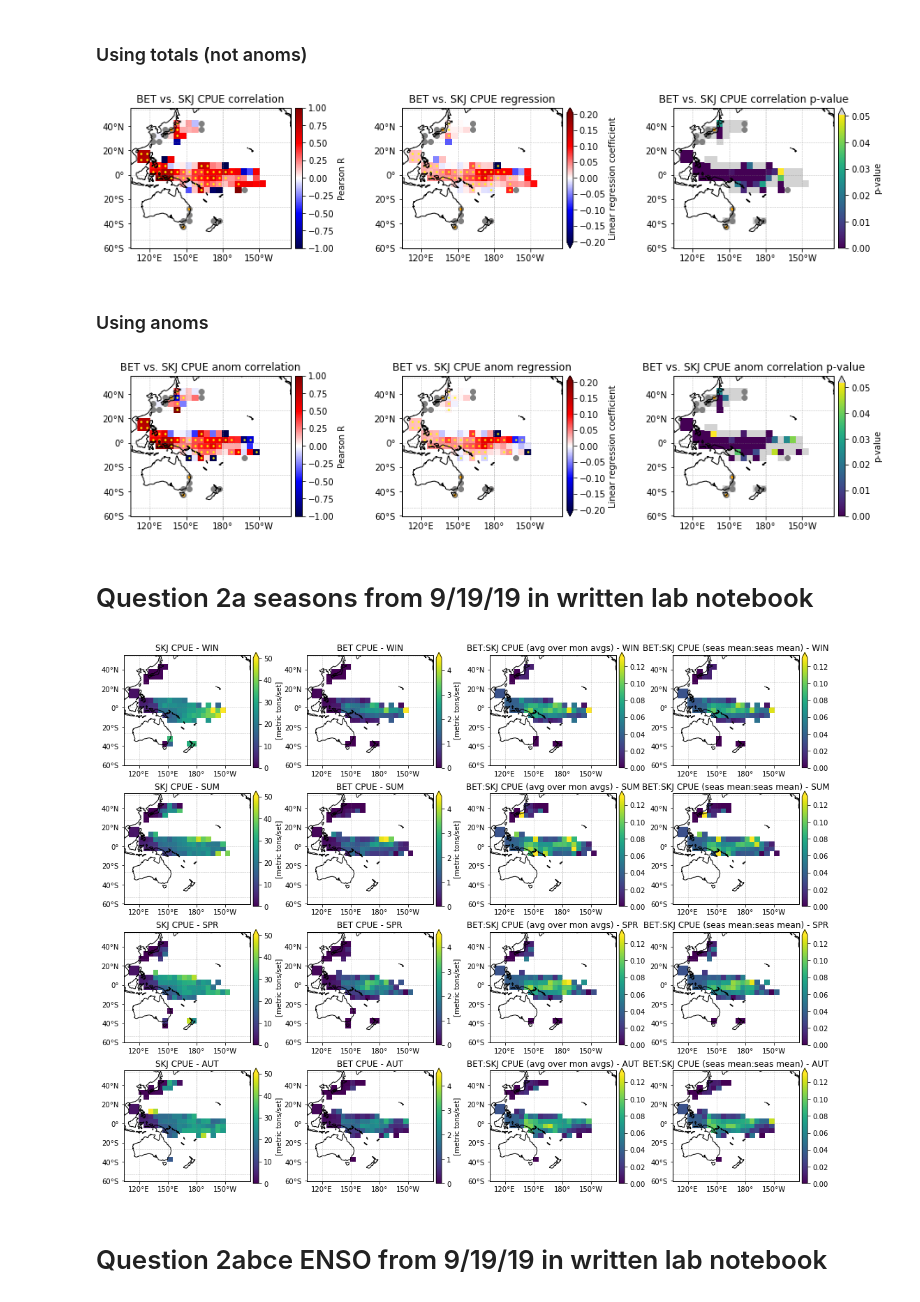
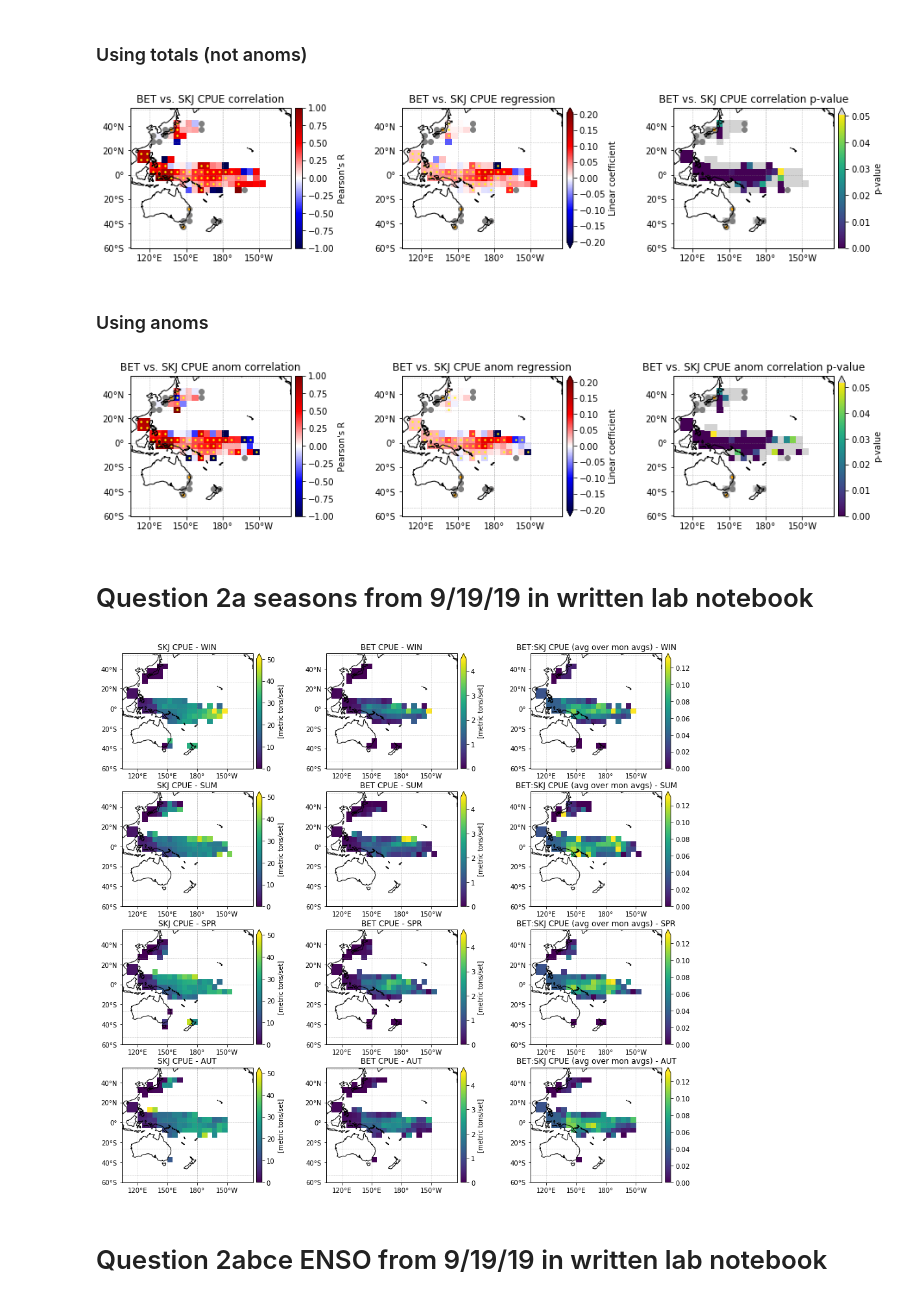
Before and after one commit to shirleyswirley/skipjack-bigeye-separation, a Jupyter notebook: python/wcpfc_question012.ipynb, the cells around one changed output. Saved outputs shown, nothing was run; the diff lists cells and outputs as text; code cells hidden in the pictures.

```diff
--- a/python/wcpfc_question012.ipynb
+++ b/python/wcpfc_question012.ipynb
@@ -103,7 +103,7 @@ def wrspvalmap_loop(x3dnow,y3dnow,namebasenow):
 ### Define fxn to control false discovery rate
 # %%
 # - hmmmm what if pfdrarr-sortedpvalstack is never >=0?
-def controlfdr(pval2dnow,alphafdr):
+def controlfdr2d(pval2dnow,alphafdr):
     pvalstack=pval2dnow.stack(x=['lat','lon'])
     pvalstack=pvalstack[pvalstack.notnull()]
     sortedpvalstack = pvalstack.sortby(pvalstack).values
@@ -147,26 +147,26 @@ alphafdr = 0.1
 [b2svss_cp_tot_rc, _, b2svss_cp_tot_rc_pval,
  b2svss_cp_tot_cc, b2svss_cp_tot_cc_pval, _
 ]=gettemprcmap_loop(skj_cp_tot,bettoskj_cp_tot,'b2svss_cp_tot')
-b2svss_cp_tot_rc_ptf = controlfdr(b2svss_cp_tot_rc_pval,alphafdr)
-b2svss_cp_tot_cc_ptf = controlfdr(b2svss_cp_tot_cc_pval,alphafdr)
+b2svss_cp_tot_rc_ptf = controlfdr2d(b2svss_cp_tot_rc_pval,alphafdr)
+b2svss_cp_tot_cc_ptf = controlfdr2d(b2svss_cp_tot_cc_pval,alphafdr)
 
 [bvss_cp_tot_rc, _, bvss_cp_tot_rc_pval,
  bvss_cp_tot_cc, bvss_cp_tot_cc_pval, _
 ]=gettemprcmap_loop(skj_cp_tot,bet_cp_tot,'bvss_cp_tot')
-bvss_cp_tot_rc_ptf = controlfdr(bvss_cp_tot_rc_pval,alphafdr)
-bvss_cp_tot_cc_ptf = controlfdr(bvss_cp_tot_cc_pval,alphafdr)
+bvss_cp_tot_rc_ptf = controlfdr2d(bvss_cp_tot_rc_pval,alphafdr)
+bvss_cp_tot_cc_ptf = controlfdr2d(bvss_cp_tot_cc_pval,alphafdr)
 
 [b2svss_cp_tot_anom_rc, _, b2svss_cp_tot_anom_rc_pval,
  b2svss_cp_tot_anom_cc, b2svss_cp_tot_anom_cc_pval, _
 ]=gettemprcmap_loop(skj_cp_tot_anom,bettoskj_cp_tot_anom,'b2svss_cp_tot')
-b2svss_cp_tot_anom_rc_ptf = controlfdr(b2svss_cp_tot_anom_rc_pval,alphafdr)
-b2svss_cp_tot_anom_cc_ptf = controlfdr(b2svss_cp_tot_anom_cc_pval,alphafdr)
+b2svss_cp_tot_anom_rc_ptf = controlfdr2d(b2svss_cp_tot_anom_rc_pval,alphafdr)
+b2svss_cp_tot_anom_cc_ptf = controlfdr2d(b2svss_cp_tot_anom_cc_pval,alphafdr)
 
 [bvss_cp_tot_anom_rc, bvss_cp_tot_anom_int, bvss_cp_tot_anom_rc_pval,
  bvss_cp_tot_anom_cc, bvss_cp_tot_anom_cc_pval, _
 ]=gettemprcmap_loop(skj_cp_tot_anom,bet_cp_tot_anom,'bvss_cp_tot')
-bvss_cp_tot_anom_rc_ptf = controlfdr(bvss_cp_tot_anom_rc_pval,alphafdr)
-bvss_cp_tot_anom_cc_ptf = controlfdr(bvss_cp_tot_anom_cc_pval,alphafdr)
+bvss_cp_tot_anom_rc_ptf = controlfdr2d(bvss_cp_tot_anom_rc_pval,alphafdr)
+bvss_cp_tot_anom_cc_ptf = controlfdr2d(bvss_cp_tot_anom_cc_pval,alphafdr)
 # %% [markdown]
 ### Compute lats/lons where mapped values are always zero
 # %%
@@ -260,7 +260,7 @@ axes[2].set_title('BET:SKJ vs. SKJ CPUE anom correlation p-value');
 # Question 1a from 9/19/19 in written lab notebook
 # %%
 # - Set proj and define axes
-fig,axes = plt.subplots(nrows=1, ncols=4, figsize=(20,3), subplot_kw={'projection': ccrs.PlateCarree(central_longitude=200)})
+fig,axes = plt.subplots(nrows=1, ncols=3, figsize=(16,3), subplot_kw={'projection': ccrs.PlateCarree(central_longitude=200)})
 
 # - Make maps pretty
 for ax in axes:
@@ -284,10 +284,10 @@ bettoskj_cp_tot_mean.plot(ax=axes[2], transform=ccrs.PlateCarree(), cmap=cm.viri
 axes[2].set_xlabel(''); axes[2].set_ylabel('');
 axes[2].set_title('BET:SKJ CPUE (monthly avg)');
 
-bettoskj_totcp_tot.plot(ax=axes[3], transform=ccrs.PlateCarree(), cmap=cm.viridis,
-                      cbar_kwargs={'pad': 0.02, 'label': ''});
-axes[3].set_xlabel(''); axes[3].set_ylabel('');
-axes[3].set_title('BET:SKJ CPUE (totals)');
+#bettoskj_totcp_tot.plot(ax=axes[3], transform=ccrs.PlateCarree(), cmap=cm.viridis,
+#                      cbar_kwargs={'pad': 0.02, 'label': ''});
+#axes[3].set_xlabel(''); axes[3].set_ylabel('');
+#axes[3].set_title('BET:SKJ CPUE (totals)');
 
-#fig.savefig(figpath + 'question1a_meanbscpue.png', bbox_inches='tight', pad_inches = 0, dpi = 200)
+fig.savefig(figpath + 'question1a_meanbscpue.png', bbox_inches='tight', pad_inches = 0, dpi = 200)
 # %% [output]
@@ -304,37 +304,37 @@ fig,axes = plt.subplots(nrows=1, ncols=3, figsize=(16,3), subplot_kw={'projectio
 for ax in axes:
     exec(open("create_map_bgs.py").read())
 
 # - Plot
 bvss_cp_tot_cc.plot(ax=axes[0], transform=ccrs.PlateCarree(), cmap=cm.seismic,
-                      cbar_kwargs={'pad': 0.02, 'label': 'Pearson R'});
+                      cbar_kwargs={'pad': 0.02, 'label': 'Pearson\'s R'});
 axes[0].scatter(bet_cp_tot_all_zeros_lon, bet_cp_tot_all_zeros_lat, c='gray', transform=ccrs.PlateCarree());
 axes[0].scatter(skj_cp_tot_all_zeros_lon, skj_cp_tot_all_zeros_lat, c='orange', s=6, transform=ccrs.PlateCarree());
 [signiflonnow,signiflatnow]=find_where_pval_small(bvss_cp_tot_cc_pval,bvss_cp_tot_cc_ptf)
 axes[0].scatter(signiflonnow, signiflatnow, c='yellow', s=2, transform=ccrs.PlateCarree());
 axes[0].set_xlabel(''); axes[0].set_ylabel('');
 axes[0].set_title('BET vs. SKJ CPUE correlation')
 
 bvss_cp_tot_rc.plot(ax=axes[1], transform=ccrs.PlateCarree(), cmap=cm.seismic, vmin=-0.2, vmax=0.2,
-                      cbar_kwargs={'pad': 0.02, 'label': 'Linear regression coefficient', 'extend': 'both'});
+                      cbar_kwargs={'pad': 0.02, 'label': 'Linear coefficient', 'extend': 'both'});
 axes[1].scatter(bet_cp_tot_all_zeros_lon, bet_cp_tot_all_zeros_lat, c='gray', transform=ccrs.PlateCarree());
 axes[1].scatter(skj_cp_tot_all_zeros_lon, skj_cp_tot_all_zeros_lat, c='orange', s=6, transform=ccrs.PlateCarree());
 [signiflonnow,signiflatnow]=find_where_pval_small(bvss_cp_tot_rc_pval,bvss_cp_tot_rc_ptf)
 axes[1].scatter(signiflonnow, signiflatnow, c='yellow', s=2, transform=ccrs.PlateCarree());
 axes[1].set_xlabel(''); axes[1].set_ylabel('');
 axes[1].set_title('BET vs. SKJ CPUE regression')
 
 cmapnow = cm.viridis
 cmapnow.set_over('lightgray')
 bvss_cp_tot_rc_pval.plot(ax=axes[2], transform=ccrs.PlateCarree(), cmap=cmapnow, vmax=bvss_cp_tot_rc_ptf,
                       cbar_kwargs={'pad': 0.02, 'label': 'p-value', 'extend': 'max'});
 axes[2].scatter(bet_cp_tot_all_zeros_lon, bet_cp_tot_all_zeros_lat, c='gray', transform=ccrs.PlateCarree());
 axes[2].scatter(skj_cp_tot_all_zeros_lon, skj_cp_tot_all_zeros_lat, c='orange', s=6, transform=ccrs.PlateCarree());
 axes[2].set_xlabel(''); axes[2].set_ylabel('');
 axes[2].set_title('BET vs. SKJ CPUE correlation p-value');
 
-#fig.savefig(figpath + 'question1b_bvsscpue_tots_correl_regress.png', bbox_inches='tight', pad_inches = 0, dpi = 200)
+fig.savefig(figpath + 'question1b_bvsscpue_tots_correl_regress.png', bbox_inches='tight', pad_inches = 0, dpi = 200)
 # %% [output]
-[figure, old version]
+[figure, new version]
 # %% [markdown]
 ### Using anoms
 # %%
@@ -347,7 +347,7 @@ for ax in axes:
 
 # - Plot
 bvss_cp_tot_anom_cc.plot(ax=axes[0], transform=ccrs.PlateCarree(), cmap=cm.seismic,
-                      cbar_kwargs={'pad': 0.02, 'label': 'Pearson R'});
+                      cbar_kwargs={'pad': 0.02, 'label': 'Pearson\'s R'});
 axes[0].scatter(bet_cp_tot_all_zeros_lon, bet_cp_tot_all_zeros_lat, c='gray', transform=ccrs.PlateCarree());
 axes[0].scatter(skj_cp_tot_all_zeros_lon, skj_cp_tot_all_zeros_lat, c='orange', s=6, transform=ccrs.PlateCarree());
 [signiflonnow,signiflatnow]=find_where_pval_small(bvss_cp_tot_anom_cc_pval,bvss_cp_tot_anom_cc_ptf)
@@ -356,7 +356,7 @@ axes[0].set_xlabel(''); axes[0].set_ylabel('');
 axes[0].set_title('BET vs. SKJ CPUE anom correlation')
 
 bvss_cp_tot_anom_rc.plot(ax=axes[1], transform=ccrs.PlateCarree(), cmap=cm.seismic, vmin=-0.2, vmax=0.2,
-                      cbar_kwargs={'pad': 0.02, 'label': 'Linear regression coefficient', 'extend': 'both'});
+                      cbar_kwargs={'pad': 0.02, 'label': 'Linear coefficient', 'extend': 'both'});
 axes[1].scatter(bet_cp_tot_all_zeros_lon, bet_cp_tot_all_zeros_lat, c='gray', transform=ccrs.PlateCarree());
 axes[1].scatter(skj_cp_tot_all_zeros_lon, skj_cp_tot_all_zeros_lat, c='orange', s=6, transform=ccrs.PlateCarree());
 [signiflonnow,signiflatnow]=find_where_pval_small(bvss_cp_tot_anom_rc_pval,bvss_cp_tot_anom_rc_ptf)
@@ -373,9 +373,9 @@ axes[2].scatter(skj_cp_tot_all_zeros_lon, skj_cp_tot_all_zeros_lat, c='orange',
 axes[2].set_xlabel(''); axes[2].set_ylabel('');
 axes[2].set_title('BET vs. SKJ CPUE anom correlation p-value');
 
-#fig.savefig(figpath + 'question1b_bvsscpue_anom_correl_regress.png', bbox_inches='tight', pad_inches = 0, dpi = 200)
+fig.savefig(figpath + 'question1b_bvsscpue_anoms_correl_regress.png', bbox_inches='tight', pad_inches = 0, dpi = 200)
 # %% [output]
-[figure, old version]
+[figure, new version]
 # %% [markdown]
 # Question 2a seasons from 9/19/19 in written lab notebook
 # %%
@@ -385,7 +385,7 @@ cm.viridis._rgba_over = None; #cm.viridis._rgba_under = None;
 cm.viridis._set_extremes()
 
 # - Set proj and define axes
-fig,axes = plt.subplots(nrows=4, ncols=4, figsize=(18,14), subplot_kw={'projection': ccrs.PlateCarree(central_longitude=200)})
+fig,axes = plt.subplots(nrows=4, ncols=3, figsize=(16,15), subplot_kw={'projection': ccrs.PlateCarree(central_longitude=200)})
 
 # - Make maps pretty + plot
 for irow in range(axes.shape[0]):
@@ -417,8 +417,8 @@ for irow in range(axes.shape[0]):
             ax.set_xlabel(''); ax.set_ylabel('');
             ax.set_title('BET:SKJ CPUE (seas mean:seas mean) - ' + seasnumdict[irow])
 
-#fig.savefig(figpath + 'question2a_bscpue_seasmeans.png', bbox_inches='tight', pad_inches = 0, dpi = 200)
+fig.savefig(figpath + 'question2a_bscpue_seasmeans.png', bbox_inches='tight', pad_inches = 0, dpi = 200)
 # %% [output]
-[figure, old version]
+[figure, new version]
 # %% [markdown]
 # Question 2abce ENSO from 9/19/19 in written lab notebook
```
Also changed, not shown: parts of 28 cells of this notebook, 20 other files.
